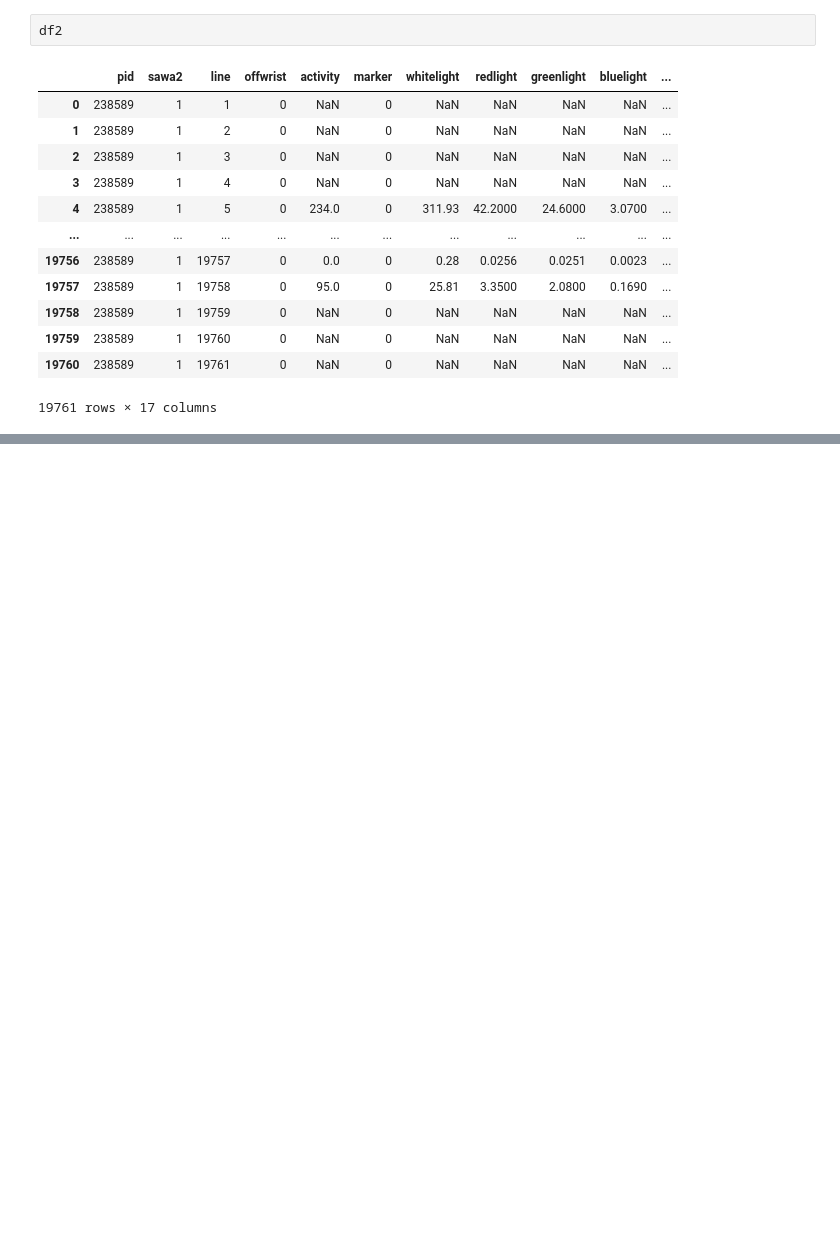
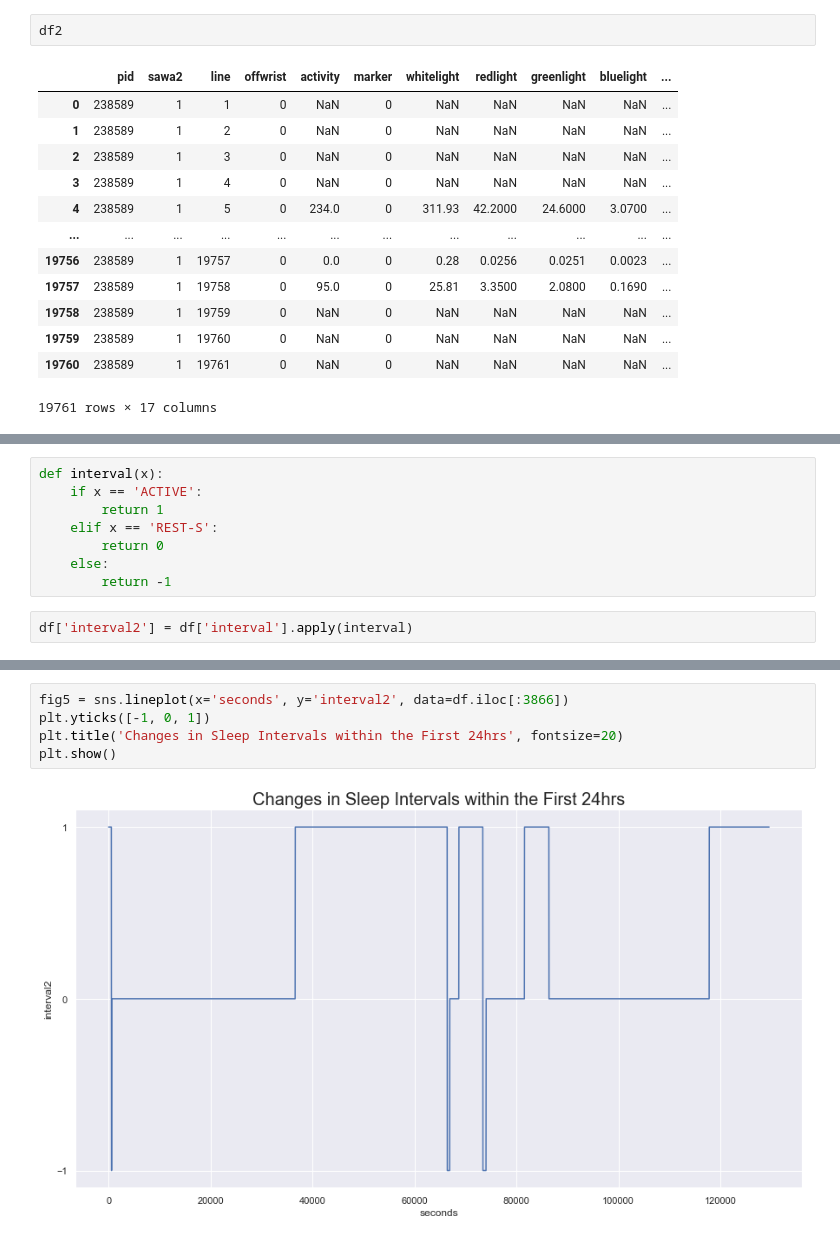
Before and after one commit to GogoHYX/DSC180_sleep_apnea, a Jupyter notebook: notebooks/activity_EDA.ipynb, the cells around one changed output, grey strips where cells are left out. Drawn from its saved outputs; the diff is of its cells as text; blank space fills up the shorter version.

```diff
--- a/notebooks/activity_EDA.ipynb
+++ b/notebooks/activity_EDA.ipynb
@@ -71,0 +111,10 @@ df2
+# %%
+def interval(x):
+    if x == 'ACTIVE':
+        return 1
+    elif x == 'REST-S':
+        return 0
+    else:
+        return -1
+# %%
+df['interval2'] = df['interval'].apply(interval)
@@ -71,0 +127,7 @@ df2
+# %%
+fig5 = sns.lineplot(x='seconds', y='interval2', data=df.iloc[:3866])
+plt.yticks([-1, 0, 1])
+plt.title('Changes in Sleep Intervals within the First 24hrs', fontsize=20)
+plt.show()
+# %% [output]
+[figure, added]
```
Also changed, not shown: parts of 12 cells of this notebook.
